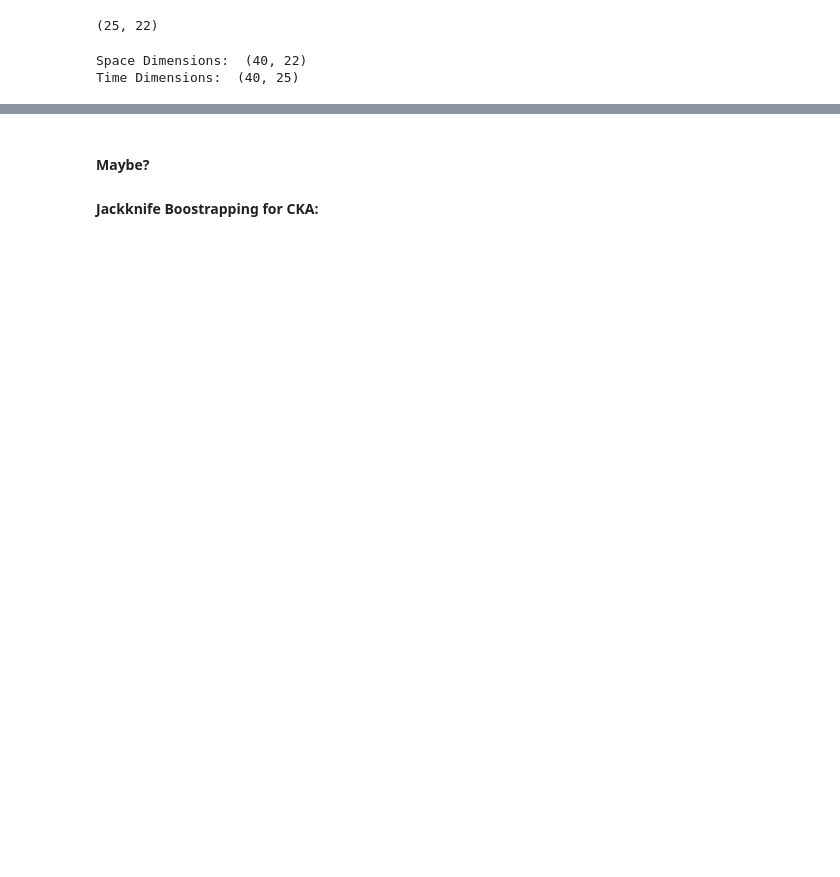
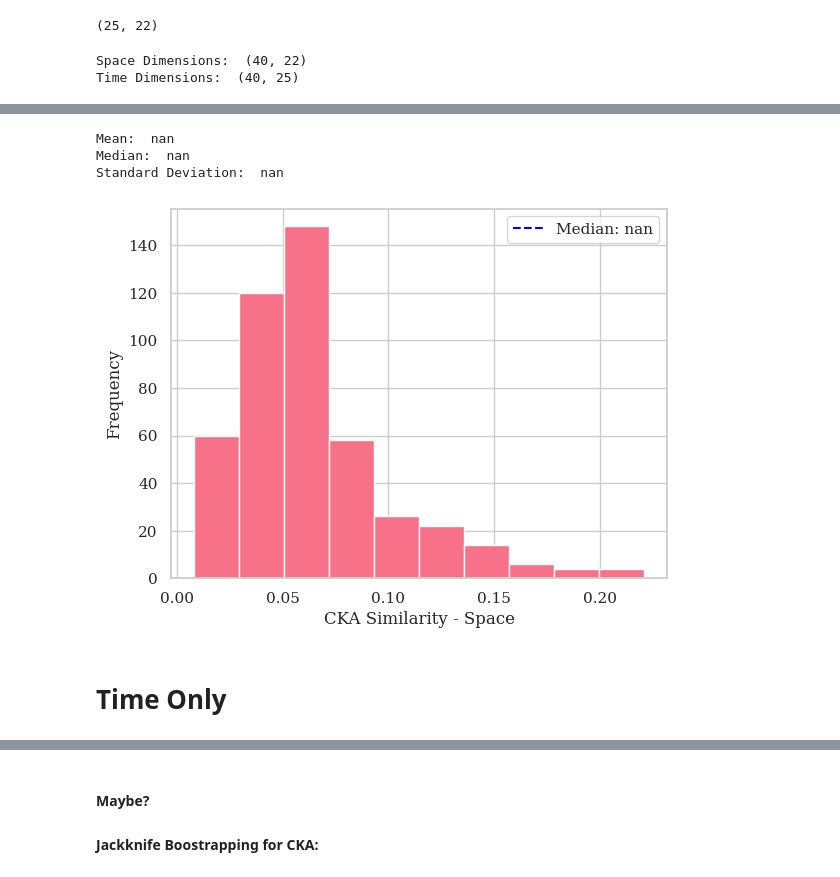
Before and after one commit to andersm11/Thesis_Rep_similarity, a Jupyter notebook: EEG_ShallowFBCSPNet.ipynb, the cells around one changed output, grey strips where cells are left out. Cells and saved outputs as stored; diff of their text form; code cells hidden in the pictures; blank space fills up the shorter version.

```diff
--- a/EEG_ShallowFBCSPNet.ipynb
+++ b/EEG_ShallowFBCSPNet.ipynb
@@ -461,0 +580,22 @@ Standard Deviation:  0.03557604616637716
+# %%
+flat_CKA_matrix_space = CKA_similairty_matrix_Space.flatten()
+drop_one_space = [i for i in flat_CKA_matrix_space if i != 1]
+print("Mean: ", np.mean(drop_one_space))
+print("Median: ", np.median(drop_one_space))
+print("Standard Deviation: ", np.std(drop_one_space))
+
+plt.hist(drop_one_space)
+plt.ylabel("Frequency")
+plt.xlabel("CKA Similarity - Space")
+#plt.title("Histogram - CKA Similarity Matrix")
+plt.axvline(np.median(drop_one_space), color='b', linestyle = "--",label=f"Median: {np.median(drop_one_space):.2f}")
+#plt.axvline(np.mean(flat_CKA_matrix), color='orange', linestyle = "--",label="Mean")
+plt.legend()
+plt.show()
+# %% [output]
+Mean:  nan
+Median:  nan
+Standard Deviation:  nan
+[figure, added]
+# %% [markdown]
+# Time Only
```
Also changed, not shown: parts of 47 cells of this notebook.
